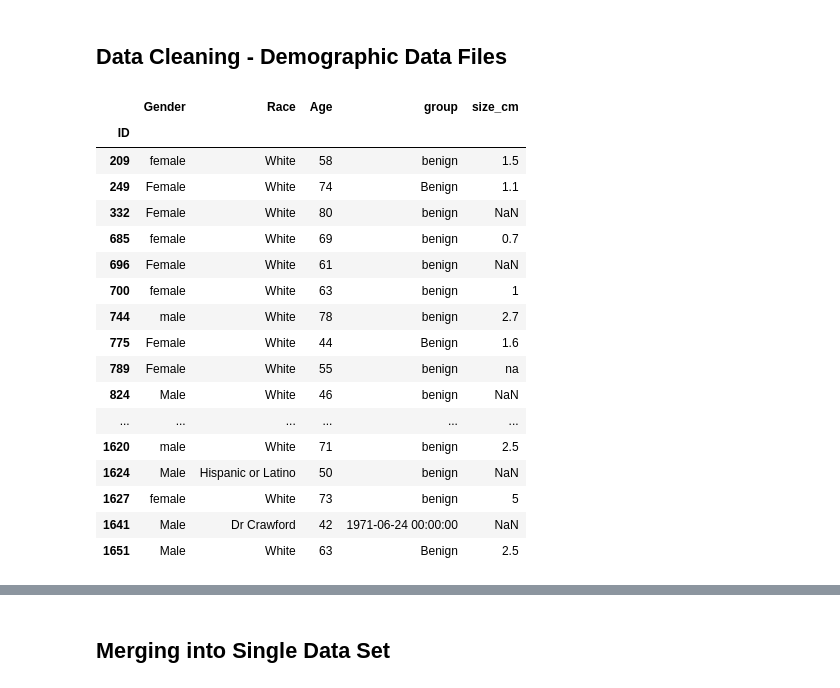
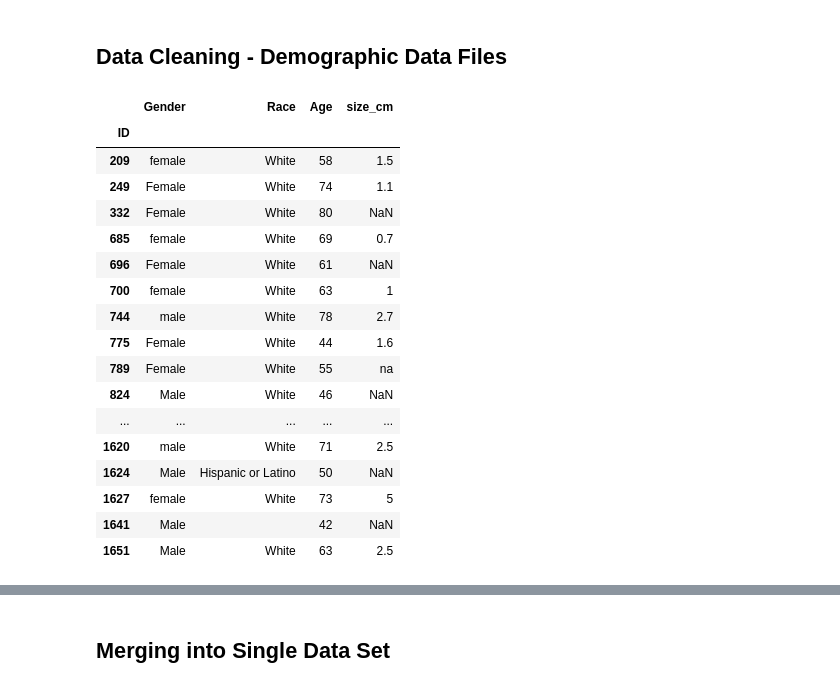
Before and after one commit to ChaojieZhang-cz/BuffyCoatTranscriptome, a Jupyter notebook: project2_DataCleaning.ipynb, the cells around one changed output, grey strips where cells are left out. Cells and saved outputs as stored; diff of their text form; code cells hidden in the pictures.

Commit message:
finished data merging and cleaning

```diff
--- a/project2_DataCleaning.ipynb
+++ b/project2_DataCleaning.ipynb
@@ -215,25 +216,29 @@ df
 ## Data Cleaning - Demographic Data Files
 # %%
 # select common columns temporarily for testing out merging stuff
-df_dem_gran = pd.read_excel("data_project2_demographics.xlsx", index_col=0, sheet_name=0)[["Gender", "Race", "Age", "group", "size_cm"]]
+df_dem_gran = pd.read_excel("data_project2_demographics.xlsx", index_col=0, sheet_name=0)[["Gender", "Race", "Age", "size_cm"]]
+
+# bad data
+df_dem_gran.at[1641, "Race"] = ""
+
 df_dem_gran
 # %% [output]
-|  | Gender | Race | Age | group | size_cm |
-| ID |  |  |  |  |  |
-| 209 | female | White | 58 | benign | 1.5 |
-| 249 | Female | White | 74 | Benign | 1.1 |
-| 332 | Female | White | 80 | benign | NaN |
-| 685 | female | White | 69 | benign | 0.7 |
-| 696 | Female | White | 61 | benign | NaN |
-| 700 | female | White | 63 | benign | 1 |
-| 744 | male | White | 78 | benign | 2.7 |
-| 775 | Female | White | 44 | Benign | 1.6 |
-| 789 | Female | White | 55 | benign | na |
-| 824 | Male | White | 46 | benign | NaN |
-| ... | ... | ... | ... | ... | ... |
-| 1620 | male | White | 71 | benign | 2.5 |
-| 1624 | Male | Hispanic or Latino | 50 | benign | NaN |
-| 1627 | female | White | 73 | benign | 5 |
-| 1641 | Male | Dr Crawford | 42 | 1971-06-24 00:00:00 | NaN |
-| 1651 | Male | White | 63 | Benign | 2.5 |
+|  | Gender | Race | Age | size_cm |
+| ID |  |  |  |  |
+| 209 | female | White | 58 | 1.5 |
+| 249 | Female | White | 74 | 1.1 |
+| 332 | Female | White | 80 | NaN |
+| 685 | female | White | 69 | 0.7 |
+| 696 | Female | White | 61 | NaN |
+| 700 | female | White | 63 | 1 |
+| 744 | male | White | 78 | 2.7 |
+| 775 | Female | White | 44 | 1.6 |
+| 789 | Female | White | 55 | na |
+| 824 | Male | White | 46 | NaN |
+| ... | ... | ... | ... | ... |
+| 1620 | male | White | 71 | 2.5 |
+| 1624 | Male | Hispanic or Latino | 50 | NaN |
+| 1627 | female | White | 73 | 5 |
+| 1641 | Male |  | 42 | NaN |
+| 1651 | Male | White | 63 | 2.5 |
 # %%
```
Also changed, not shown: parts of 14 cells of this notebook, 3 other files.
